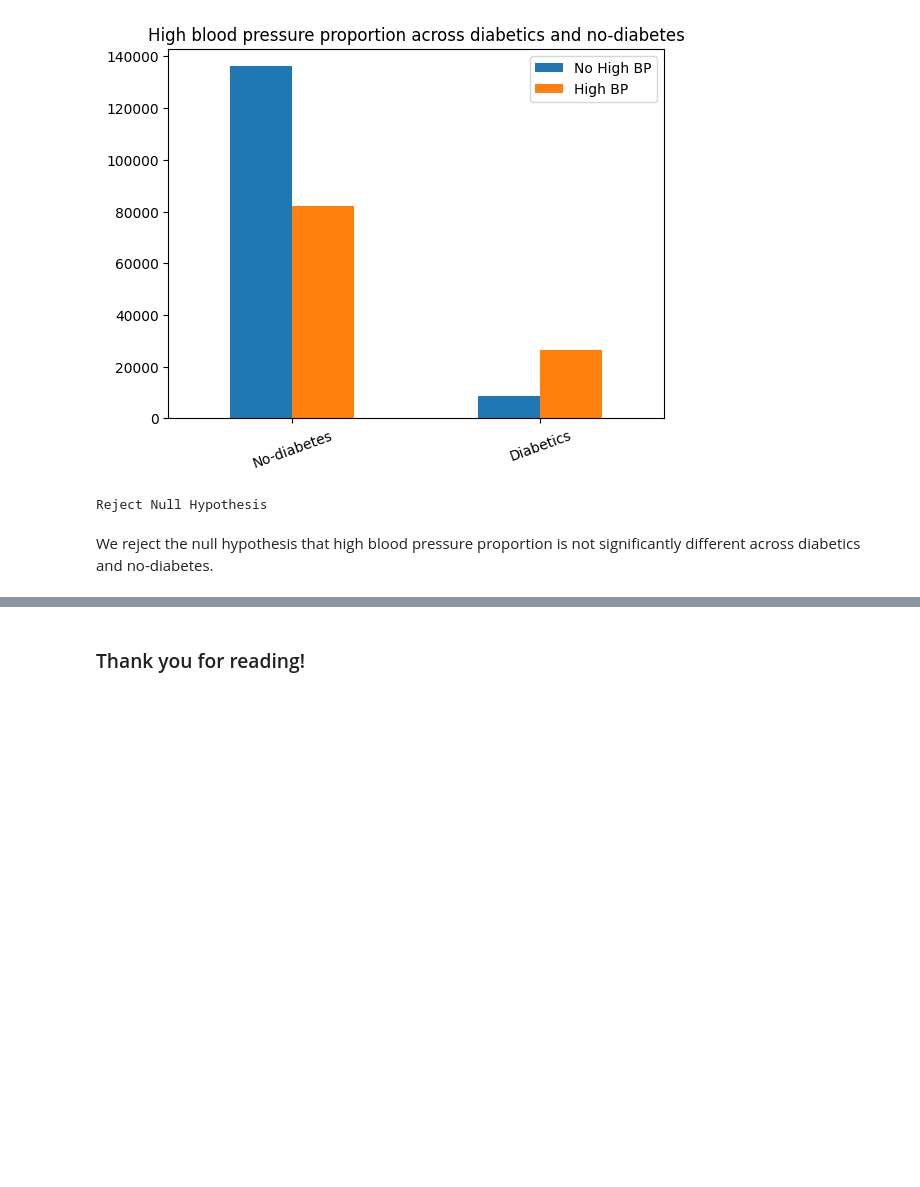
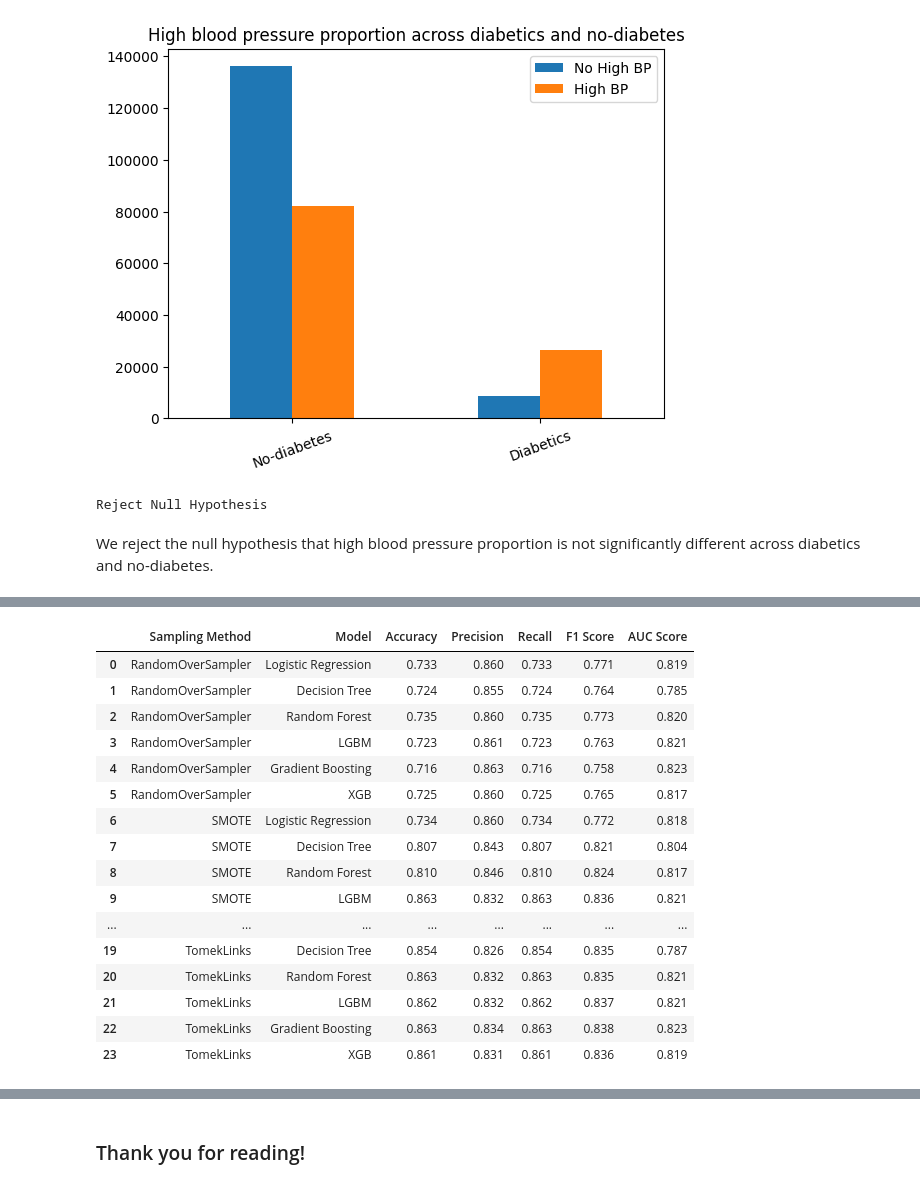
Before and after one commit to anastasiyaigonina/Portfolio_Projects, a Jupyter notebook: diabetes_hypothesis_predictions/diabetes-eda-hypothesis-testing-predictions.ipynb, the cells around one changed output, grey strips where cells are left out. Saved outputs shown, nothing was run; the diff lists cells and outputs as text; code cells hidden in the pictures; blank space fills up the shorter version.

```diff
--- a/diabetes_hypothesis_predictions/diabetes-eda-hypothesis-testing-predictions.ipynb
+++ b/diabetes_hypothesis_predictions/diabetes-eda-hypothesis-testing-predictions.ipynb
@@ -32,7 +32,7 @@ warnings.filterwarnings("ignore")
 /kaggle/input/diabetes-health-indicators-dataset/diabetes_012_health_indicators_BRFSS2015.csv
 # %%
 # Load the dataset
-df = pd.read_csv("diabetes_binary_health_indicators_BRFSS2015.csv")
+df = pd.read_csv("/kaggle/input/diabetes-health-indicators-dataset/diabetes_binary_health_indicators_BRFSS2015.csv")
 df.head()
 # %% [output]
 |  | Diabetes_binary | HighBP | HighChol | CholCheck | BMI | Smoker | Stroke | HeartDiseaseorAttack | ... |
@@ -698,0 +385,7 @@ So, the best-performing model is XBG Classifier with 89.9% accuracy score.
+# %%
+# Define features and target
+X = df.drop('Diabetes_binary', axis=1)
+y = df['Diabetes_binary']
+
+# Splitting the data into training and testing sets, while preserving class distribution using stratify=y
+X_train, X_test, y_train, y_test = train_test_split(X, y, stratify=y, test_size=0.2, random_state=42)
@@ -698,0 +418,8 @@ So, the best-performing model is XBG Classifier with 89.9% accuracy score.
+# %%
+# Define models with class_weight
+weighted_models = {
+    "Logistic Regression": LogisticRegression(random_state=42, max_iter=200, class_weight='balanced'),
+    "Decision Tree": DecisionTreeClassifier(random_state=42, max_depth=12, class_weight='balanced'),
+    "Random Forest": RandomForestClassifier(n_estimators=100, max_depth=12, random_state=42, class_weight='balanced'),
+    "LightGBM": LGBMClassifier(random_state=42, class_weight='balanced', n_estimators=250, verbose=-1)
+}
@@ -698,0 +476,18 @@ So, the best-performing model is XBG Classifier with 89.9% accuracy score.
+# %%
+# Define sampling techniques
+sampling_methods = {
+    "RandomOverSampler": RandomOverSampler(random_state=42),
+    "SMOTE": SMOTE(random_state=42),
+    "EditedNN": EditedNearestNeighbours(n_neighbors=3),
+    "TomekLinks": TomekLinks(),
+}
+
+# Define models
+models = {
+    "Logistic Regression": LogisticRegression(random_state=42, max_iter=200),
+    "Decision Tree": DecisionTreeClassifier(random_state=42, max_depth=12),
+    "Random Forest": RandomForestClassifier(n_estimators=100, max_depth=12, random_state=42),
+    "LGBM": LGBMClassifier(random_state=42, n_estimators=250, verbose=-1),
+    "Gradient Boosting": GradientBoostingClassifier(n_estimators = 250),
+    "XGB": XGBClassifier(random_state=42, use_label_encoder=False, eval_metric='logloss'),
+}
@@ -698,0 +535,24 @@ So, the best-performing model is XBG Classifier with 89.9% accuracy score.
+# %%
+# Convert results to DataFrame
+results_df2 = pd.DataFrame(results2)
+results_df2.style\
+    .apply(lambda row: ['background-color: seagreen']*len(row) if row['Accuracy'] == results_df2['Accuracy'].max() else ['']*len(row), axis=1)\
+    .format(precision=3)
+# %% [output]
+|  | Sampling Method | Model | Accuracy | Precision | Recall | F1 Score | AUC Score |
+| 0 | RandomOverSampler | Logistic Regression | 0.733 | 0.860 | 0.733 | 0.771 | 0.819 |
+| 1 | RandomOverSampler | Decision Tree | 0.724 | 0.855 | 0.724 | 0.764 | 0.785 |
+| 2 | RandomOverSampler | Random Forest | 0.735 | 0.860 | 0.735 | 0.773 | 0.820 |
+| 3 | RandomOverSampler | LGBM | 0.723 | 0.861 | 0.723 | 0.763 | 0.821 |
+| 4 | RandomOverSampler | Gradient Boosting | 0.716 | 0.863 | 0.716 | 0.758 | 0.823 |
+| 5 | RandomOverSampler | XGB | 0.725 | 0.860 | 0.725 | 0.765 | 0.817 |
+| 6 | SMOTE | Logistic Regression | 0.734 | 0.860 | 0.734 | 0.772 | 0.818 |
+| 7 | SMOTE | Decision Tree | 0.807 | 0.843 | 0.807 | 0.821 | 0.804 |
+| 8 | SMOTE | Random Forest | 0.810 | 0.846 | 0.810 | 0.824 | 0.817 |
+| 9 | SMOTE | LGBM | 0.863 | 0.832 | 0.863 | 0.836 | 0.821 |
+| ... | ... | ... | ... | ... | ... | ... | ... |
+| 19 | TomekLinks | Decision Tree | 0.854 | 0.826 | 0.854 | 0.835 | 0.787 |
+| 20 | TomekLinks | Random Forest | 0.863 | 0.832 | 0.863 | 0.835 | 0.821 |
+| 21 | TomekLinks | LGBM | 0.862 | 0.832 | 0.862 | 0.837 | 0.821 |
+| 22 | TomekLinks | Gradient Boosting | 0.863 | 0.834 | 0.863 | 0.838 | 0.823 |
+| 23 | TomekLinks | XGB | 0.861 | 0.831 | 0.861 | 0.836 | 0.819 |
```
Also changed, not shown: parts of 34 cells of this notebook.
